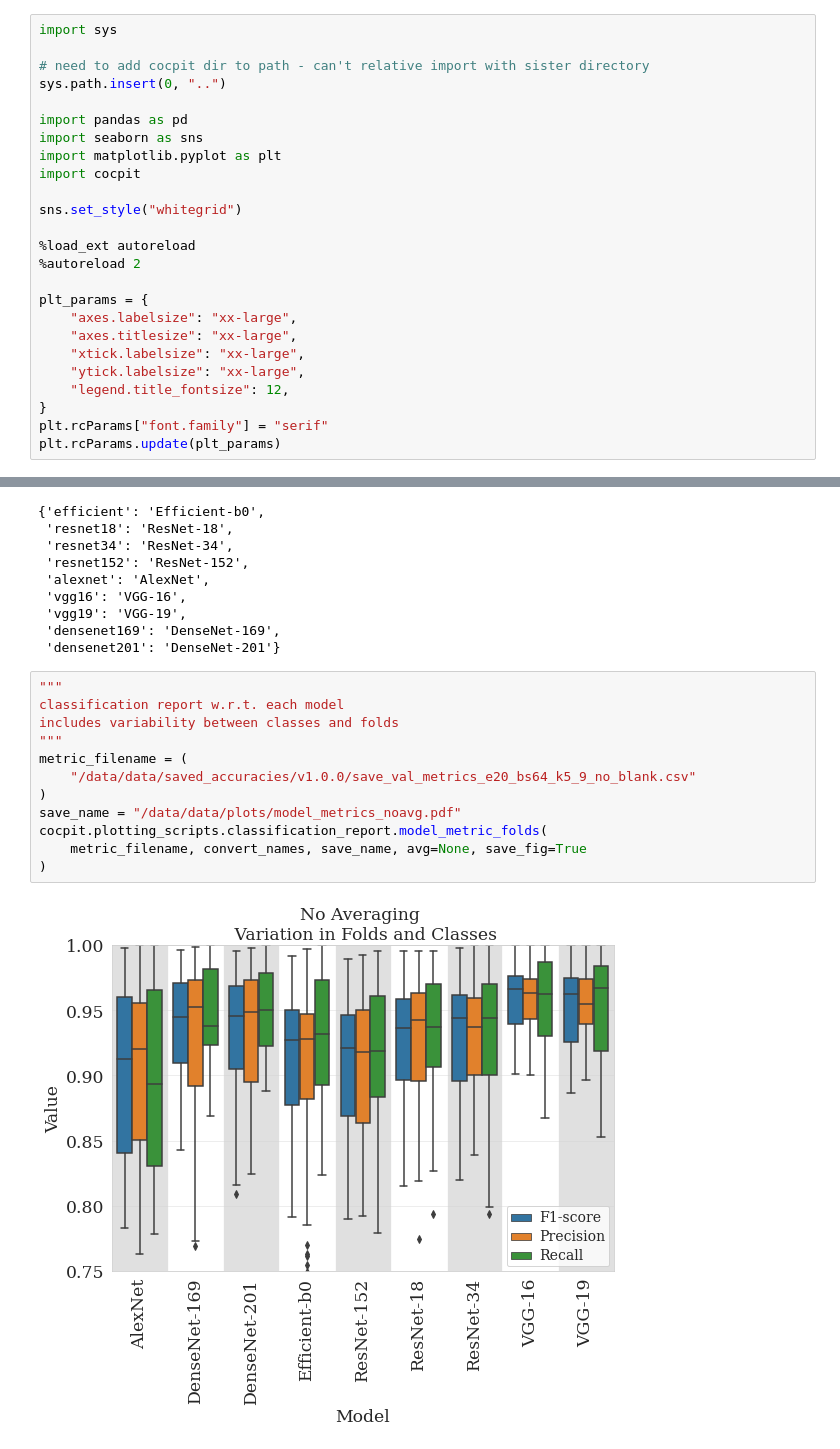
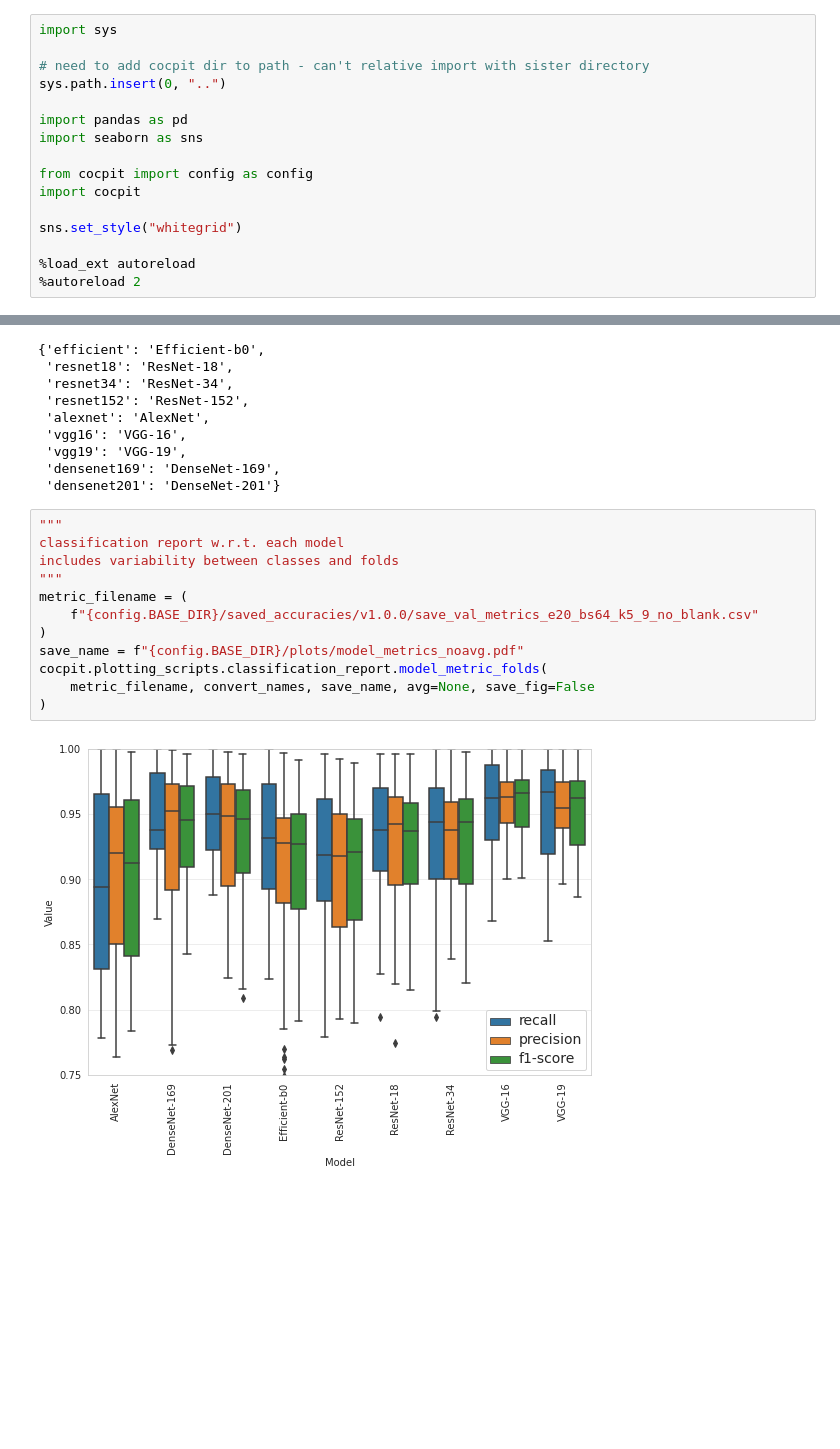
Before and after one commit to vprzybylo/cocpit, a Jupyter notebook: notebooks/classification_reports.ipynb, the cells around one changed output, grey strips where cells are left out. Saved outputs shown, nothing was run; the diff lists cells and outputs as text; blank space fills up the shorter version.

```diff
--- a/notebooks/classification_reports.ipynb
+++ b/notebooks/classification_reports.ipynb
@@ -6,23 +6,14 @@ sys.path.insert(0, "..")
 
 import pandas as pd
 import seaborn as sns
-import matplotlib.pyplot as plt
+
+from cocpit import config as config
 import cocpit
 
 sns.set_style("whitegrid")
 
 %load_ext autoreload
 %autoreload 2
-
-plt_params = {
-    "axes.labelsize": "xx-large",
-    "axes.titlesize": "xx-large",
-    "xtick.labelsize": "xx-large",
-    "ytick.labelsize": "xx-large",
-    "legend.title_fontsize": 12,
-}
-plt.rcParams["font.family"] = "serif"
-plt.rcParams.update(plt_params)
 # %% [markdown]
 ### classification reports
 # %% [markdown]
@@ -66,17 +57,17 @@ convert_names
 # %%
 """
 classification report w.r.t. each model
 includes variability between classes and folds
 """
 metric_filename = (
-    "/data/data/saved_accuracies/v1.0.0/save_val_metrics_e20_bs64_k5_9_no_blank.csv"
+    f"{config.BASE_DIR}/saved_accuracies/v1.0.0/save_val_metrics_e20_bs64_k5_9_no_blank.csv"
 )
-save_name = "/data/data/plots/model_metrics_noavg.pdf"
+save_name = f"{config.BASE_DIR}/plots/model_metrics_noavg.pdf"
 cocpit.plotting_scripts.classification_report.model_metric_folds(
-    metric_filename, convert_names, save_name, avg=None, save_fig=True
+    metric_filename, convert_names, save_name, avg=None, save_fig=False
 )
 # %% [output]
-[figure, old version]
+[figure, new version]
 # %%
 """
 classification report w.r.t. each model
```
Also changed, not shown: parts of 4 cells of this notebook, 1 other file.
